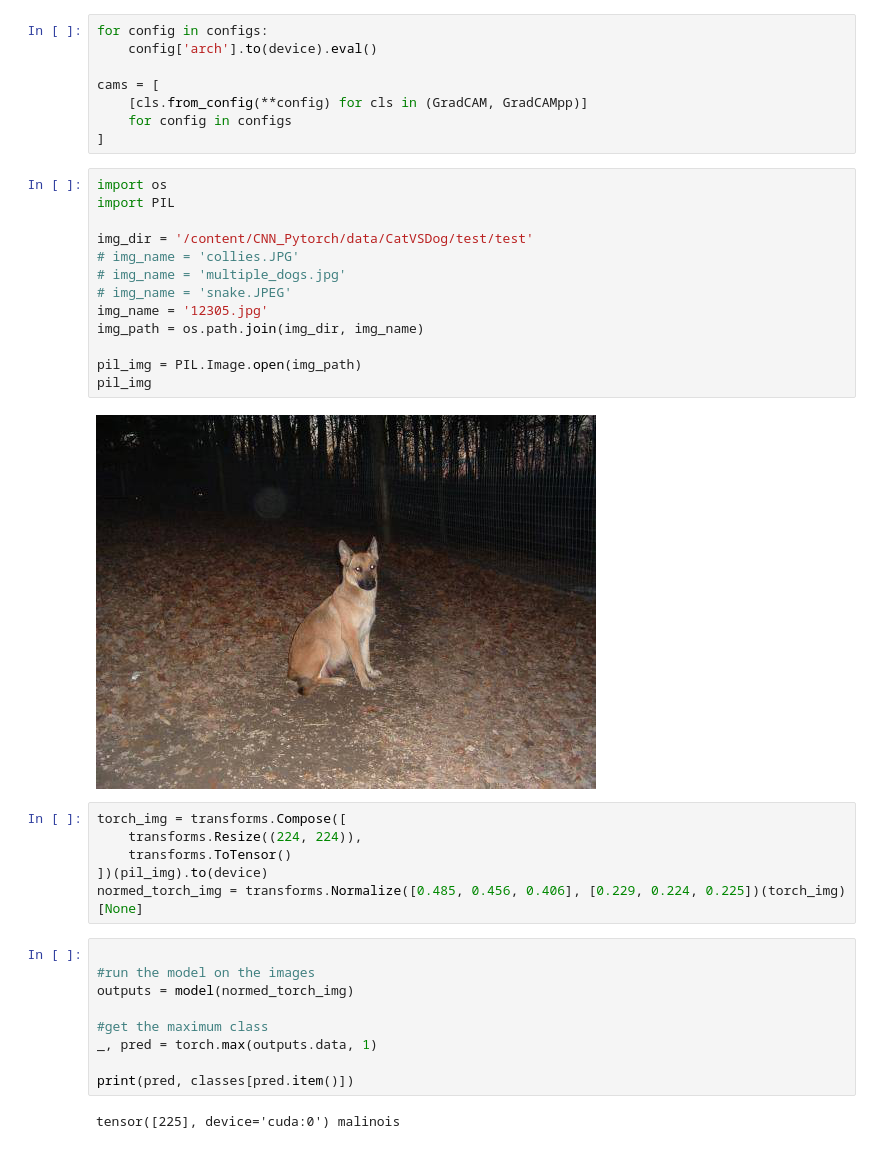
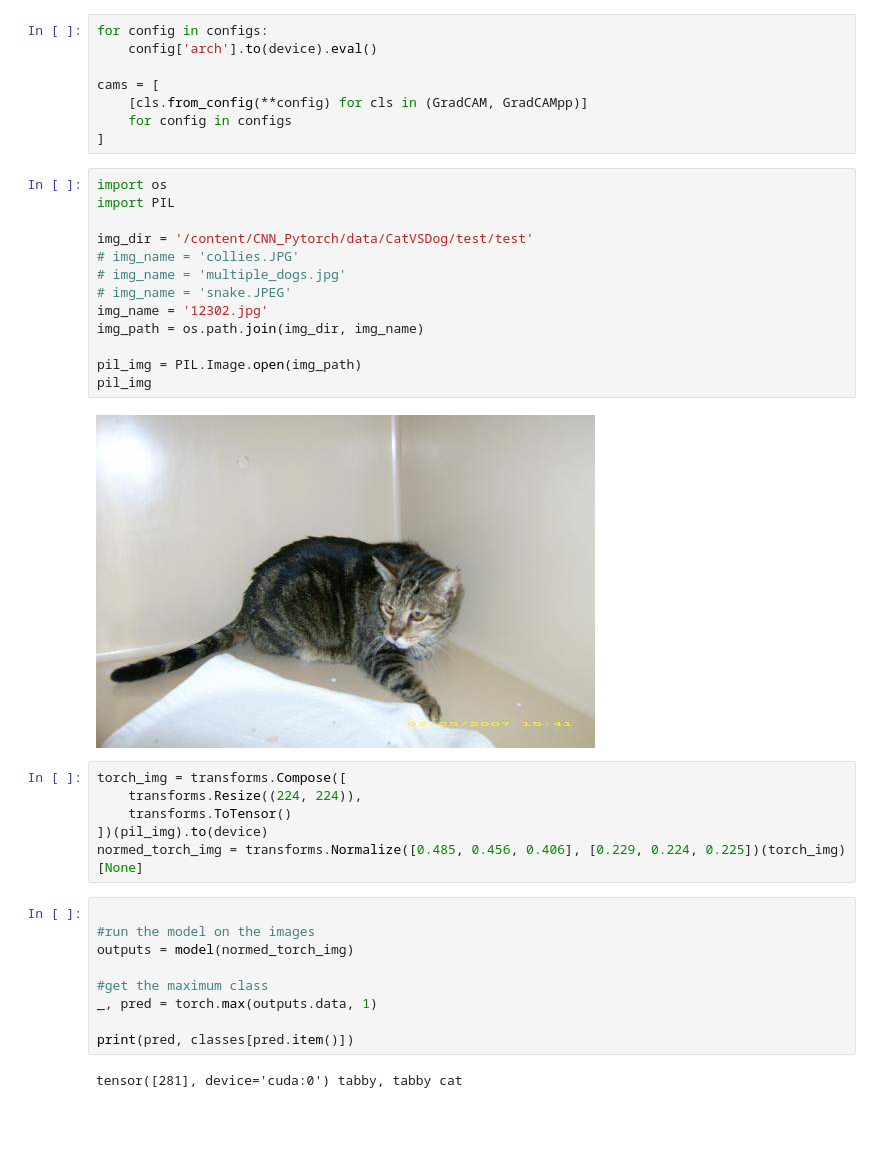
Before and after one commit to tcotte/CNN_Pytorch, a Jupyter notebook: GradCam_CNNVisualisation.ipynb, the cells around one changed output. Drawn from its saved outputs; the diff is of its cells as text; blank space fills up the shorter version.

```diff
--- a/GradCam_CNNVisualisation.ipynb
+++ b/GradCam_CNNVisualisation.ipynb
@@ -131,18 +115,18 @@ cams = [
 # %%
 import os
 import PIL
 
 img_dir = '/content/CNN_Pytorch/data/CatVSDog/test/test'
 # img_name = 'collies.JPG'
 # img_name = 'multiple_dogs.jpg'
 # img_name = 'snake.JPEG'
-img_name = '12305.jpg'
+img_name = '12302.jpg'
 img_path = os.path.join(img_dir, img_name)
 
 pil_img = PIL.Image.open(img_path)
 pil_img
 # %% [output]
-[figure, old version]
+[figure, new version]
 # %%
 torch_img = transforms.Compose([
     transforms.Resize((224, 224)),
@@ -159,7 +143,7 @@ _, pred = torch.max(outputs.data, 1)
 
 print(pred, classes[pred.item()])
 # %% [output]
-tensor([225], device='cuda:0') malinois
+tensor([281], device='cuda:0') tabby, tabby cat
 # %%
 cam_images = []
 for gradcam, gradcam_pp in cams:
```
Also changed, not shown: parts of 5 cells of this notebook.
